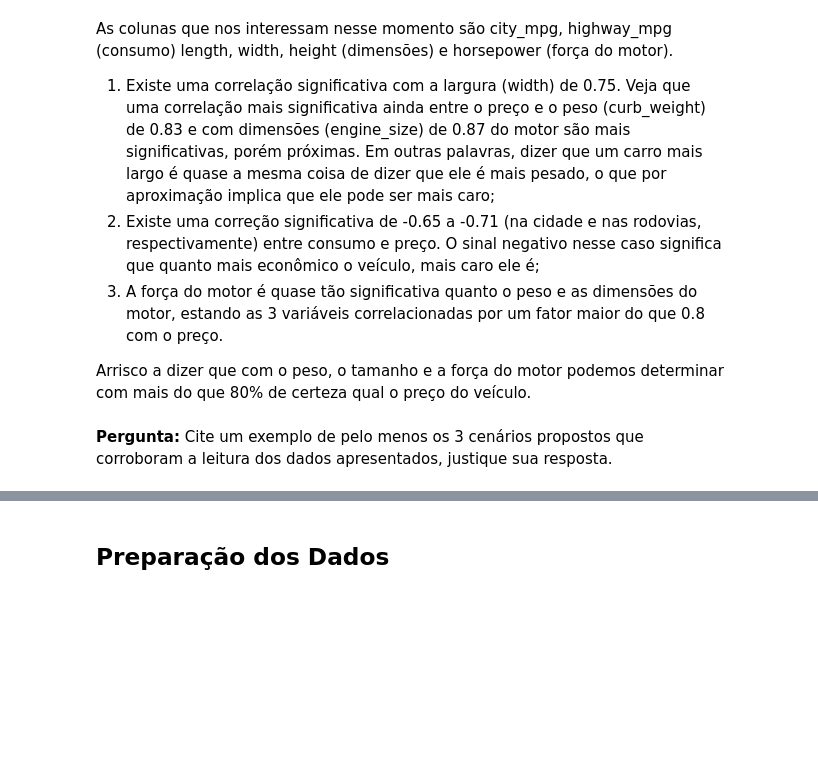
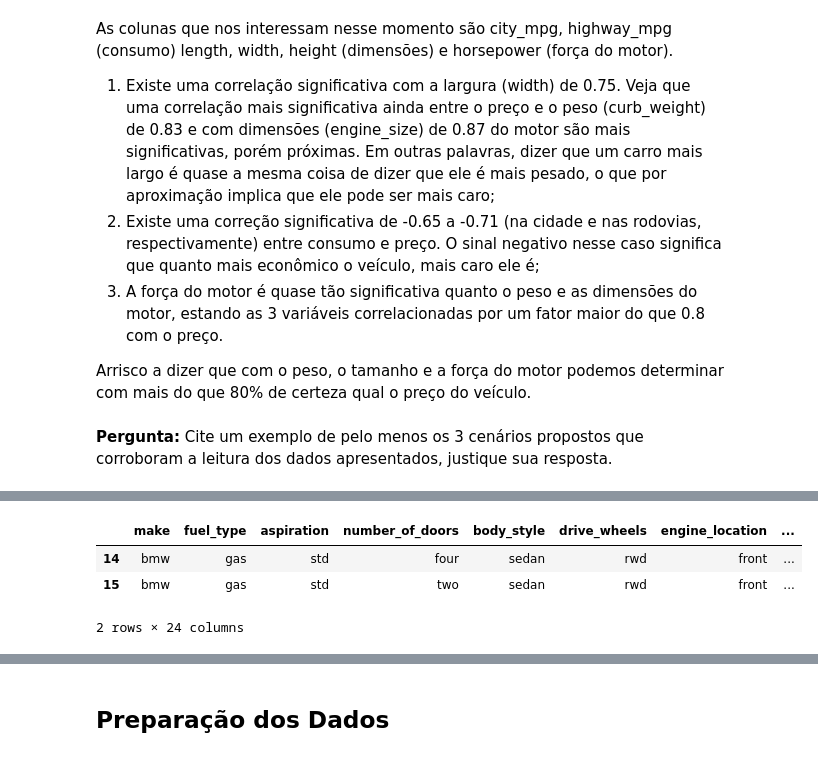
Before and after one commit to gabrielgomescrispim/Projeto_Python, a Jupyter notebook: automobile-price-prediction.ipynb, the cells around one changed output, grey strips where cells are left out. Drawn from its saved outputs; the diff is of its cells as text; code cells hidden in the pictures; blank space fills up the shorter version.

```diff
--- a/automobile-price-prediction.ipynb
+++ b/automobile-price-prediction.ipynb
@@ -154,0 +160,7 @@ Arrisco a dizer que com o peso, o tamanho e a força do motor podemos determinar
+# %%
+automobile[14:16]
+# %% [output]
+|  | make | fuel_type | aspiration | number_of_doors | body_style | drive_wheels | engine_location | ... |
+| 14 | bmw | gas | std | four | sedan | rwd | front | ... |
+| 15 | bmw | gas | std | two | sedan | rwd | front | ... |
+2 rows × 24 columns
```
Also changed, not shown: parts of 18 cells of this notebook.
